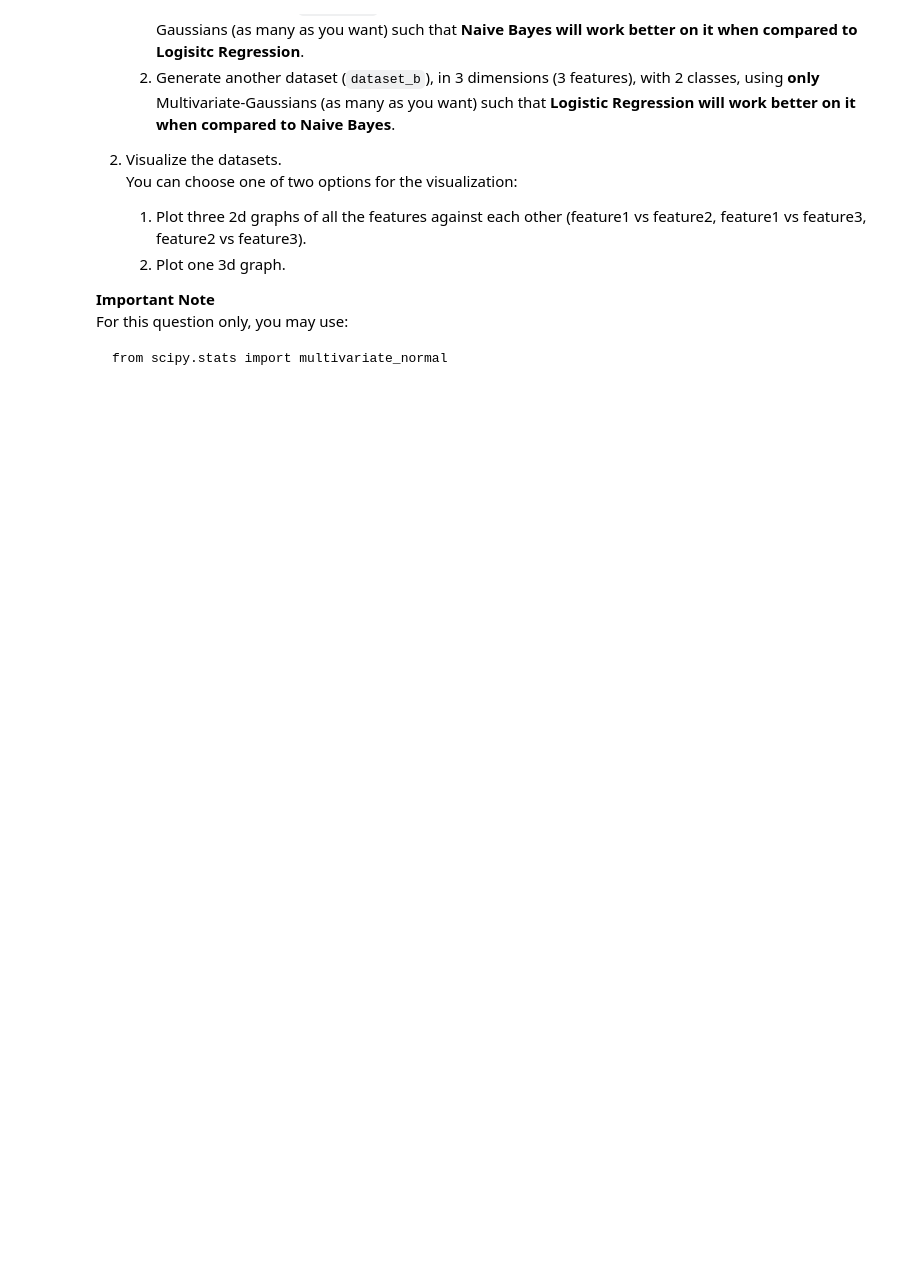
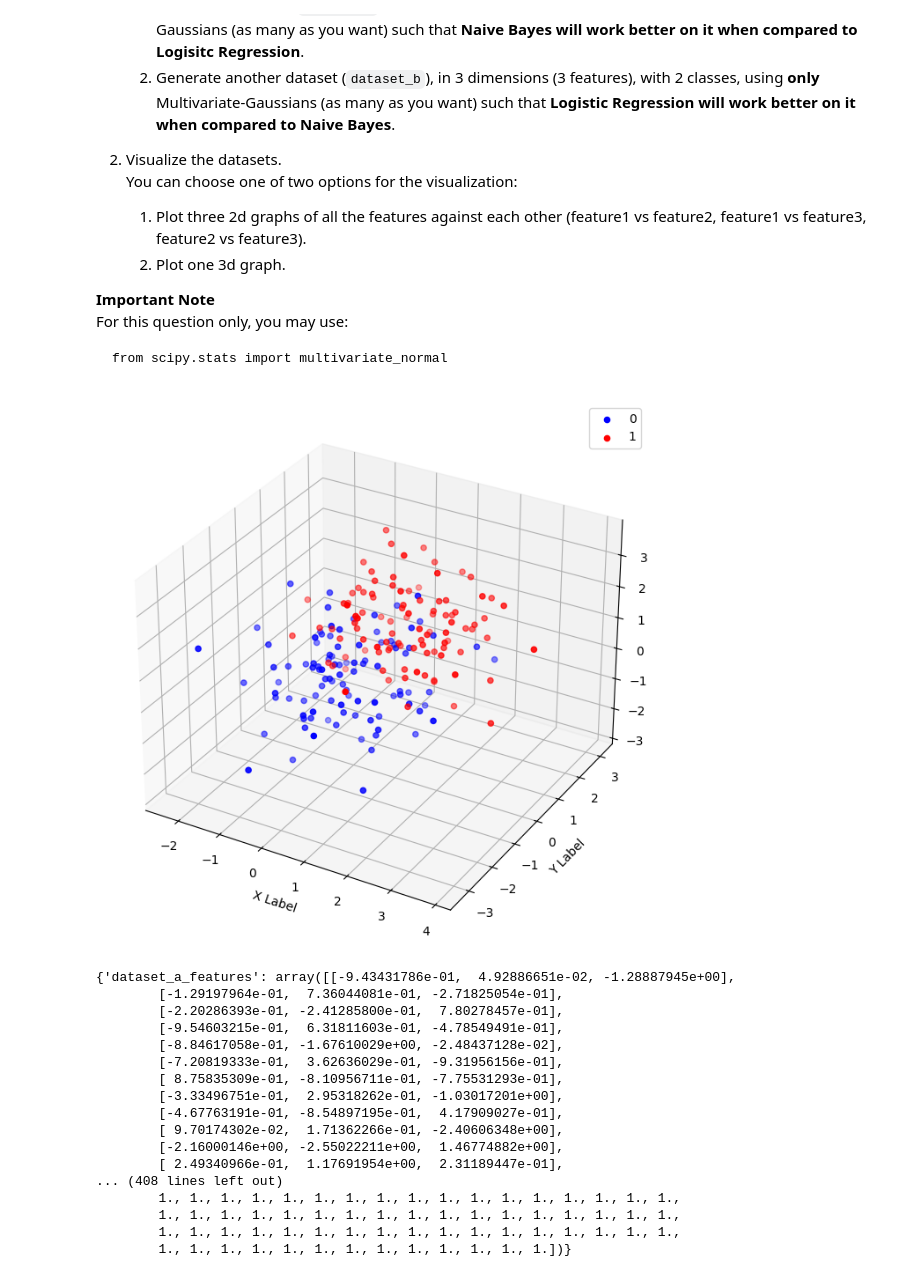
Before and after one commit to SinaiDori/MachineLearningRUNI, a Jupyter notebook: HW4/hw4.ipynb, the cells around one changed output. Saved outputs shown, nothing was run; the diff lists cells and outputs as text; code cells hidden in the pictures; blank space fills up the shorter version.

```diff
--- a/HW4/hw4.ipynb
+++ b/HW4/hw4.ipynb
@@ -418,0 +443,22 @@ from hw4 import generate_datasets
+# %%
+# generate datasets
+generate_datasets()
+# %% [output]
+[figure, added]
+{'dataset_a_features': array([[-9.43431786e-01,  4.92886651e-02, -1.28887945e+00],
+        [-1.29197964e-01,  7.36044081e-01, -2.71825054e-01],
+        [-2.20286393e-01, -2.41285800e-01,  7.80278457e-01],
+        [-9.54603215e-01,  6.31811603e-01, -4.78549491e-01],
+        [-8.84617058e-01, -1.67610029e+00, -2.48437128e-02],
+        [-7.20819333e-01,  3.62636029e-01, -9.31956156e-01],
+        [ 8.75835309e-01, -8.10956711e-01, -7.75531293e-01],
+        [-3.33496751e-01,  2.95318262e-01, -1.03017201e+00],
+        [-4.67763191e-01, -8.54897195e-01,  4.17909027e-01],
+        [ 9.70174302e-02,  1.71362266e-01, -2.40606348e+00],
+        [-2.16000146e+00, -2.55022211e+00,  1.46774882e+00],
+        [ 2.49340966e-01,  1.17691954e+00,  2.31189447e-01],
+... (408 lines left out)
+        1., 1., 1., 1., 1., 1., 1., 1., 1., 1., 1., 1., 1., 1., 1., 1., 1.,
+        1., 1., 1., 1., 1., 1., 1., 1., 1., 1., 1., 1., 1., 1., 1., 1., 1.,
+        1., 1., 1., 1., 1., 1., 1., 1., 1., 1., 1., 1., 1., 1., 1., 1., 1.,
+        1., 1., 1., 1., 1., 1., 1., 1., 1., 1., 1., 1., 1.])}
```
Also changed, not shown: parts of 8 cells of this notebook, 1 other file.
